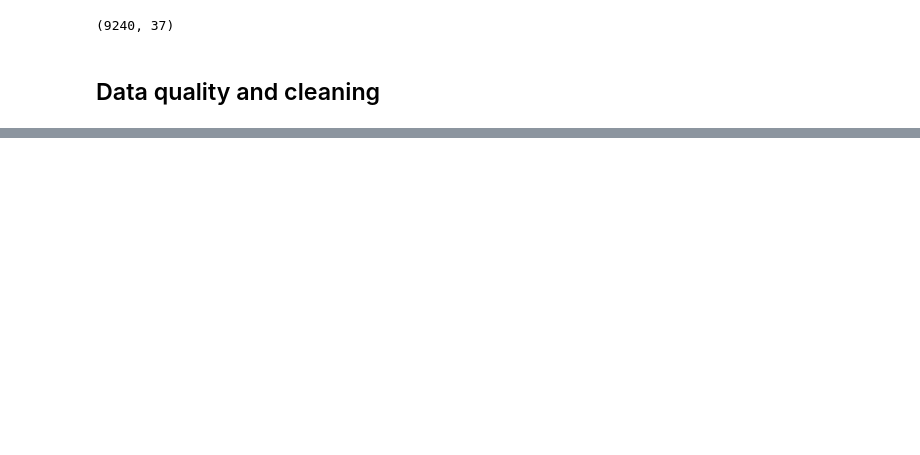
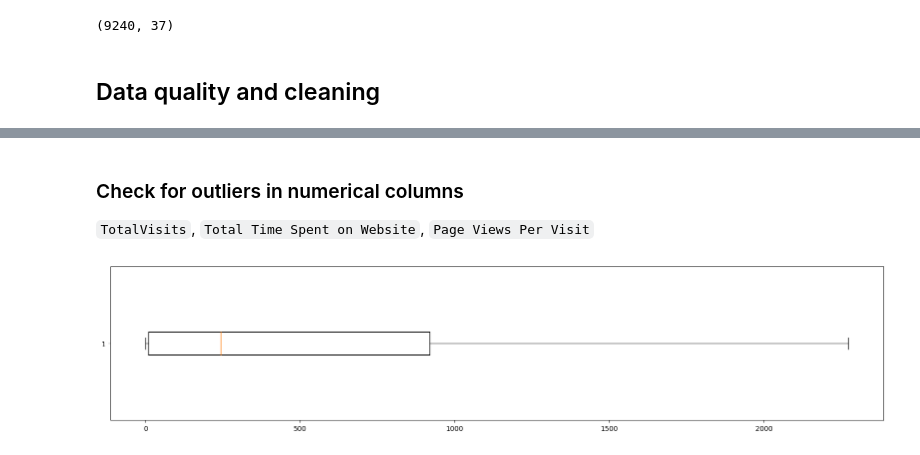
Before and after one commit to booleanhunter/lucrative-learners, a Jupyter notebook: solution.ipynb, the cells around one changed output, grey strips where cells are left out. Cells and saved outputs as stored; diff of their text form; code cells hidden in the pictures; blank space fills up the shorter version.

Commit message:
Adds code for EDA
- Data cleaning
- Exploratory data analysis and recording observations

```diff
--- a/solution.ipynb
+++ b/solution.ipynb
@@ -64,0 +305,3 @@ leads_data.describe()
+# %%
+leads_data.drop(['Country'], axis=1, inplace = True)
+leads_data.drop(['City'], axis=1, inplace = True)
@@ -64,0 +342,2 @@ leads_data.describe()
+# %%
+leads_data.drop(['Search', 'Through Recommendations', 'Newspaper', 'Digital Advertisement', 'X Education Forums'], axis=1, inplace = True)
@@ -64,0 +367,8 @@ leads_data.describe()
+# %%
+leads_data['Specialization'] = leads_data['Specialization'].fillna('NA')
+leads_data['What is your current occupation'] = leads_data['What is your current occupation'].fillna('NA')
+leads_data['Last Activity'] = leads_data['Last Activity'].fillna('NA')
+leads_data['Lead Source'] = leads_data['Last Activity'].fillna('NA')
+
+# re-check null values again
+round(leads_data.isnull().mean() * 100, 2).sort_values(ascending = False)
@@ -64,0 +392,3 @@ leads_data.describe()
+# %%
+leads_data = leads_data[~leads_data['TotalVisits'].isnull()]
+leads_data = leads_data[~leads_data['Page Views Per Visit'].isnull()]
@@ -64,0 +414,10 @@ leads_data.describe()
+# %% [markdown]
+### Check for outliers in numerical columns
+
+`TotalVisits`, `Total Time Spent on Website`, `Page Views Per Visit`
+# %%
+plt.figure(figsize=[20,4])
+plt.boxplot(leads_data['Total Time Spent on Website'], vert=False)
+plt.show()
+# %% [output]
+[figure, added]
```
Also changed, not shown: parts of 81 cells of this notebook.
